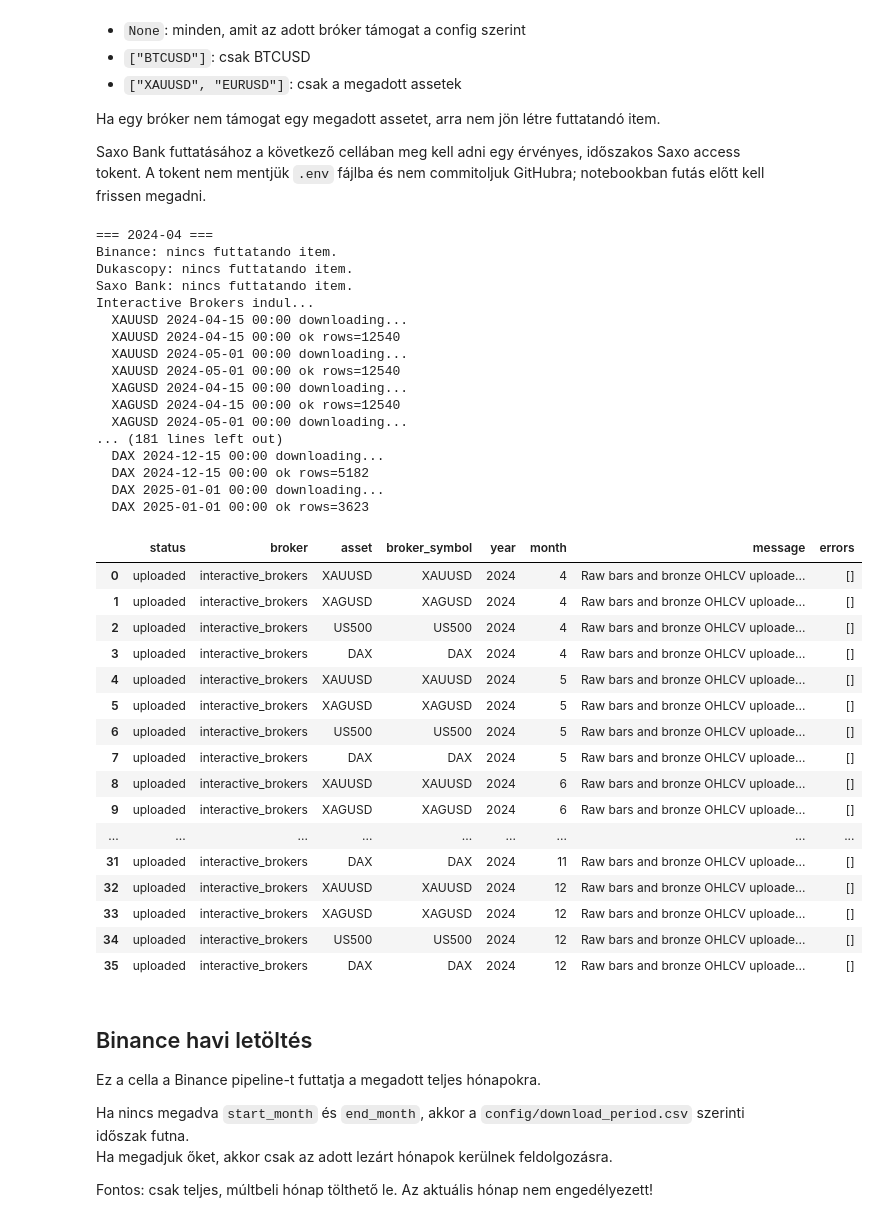
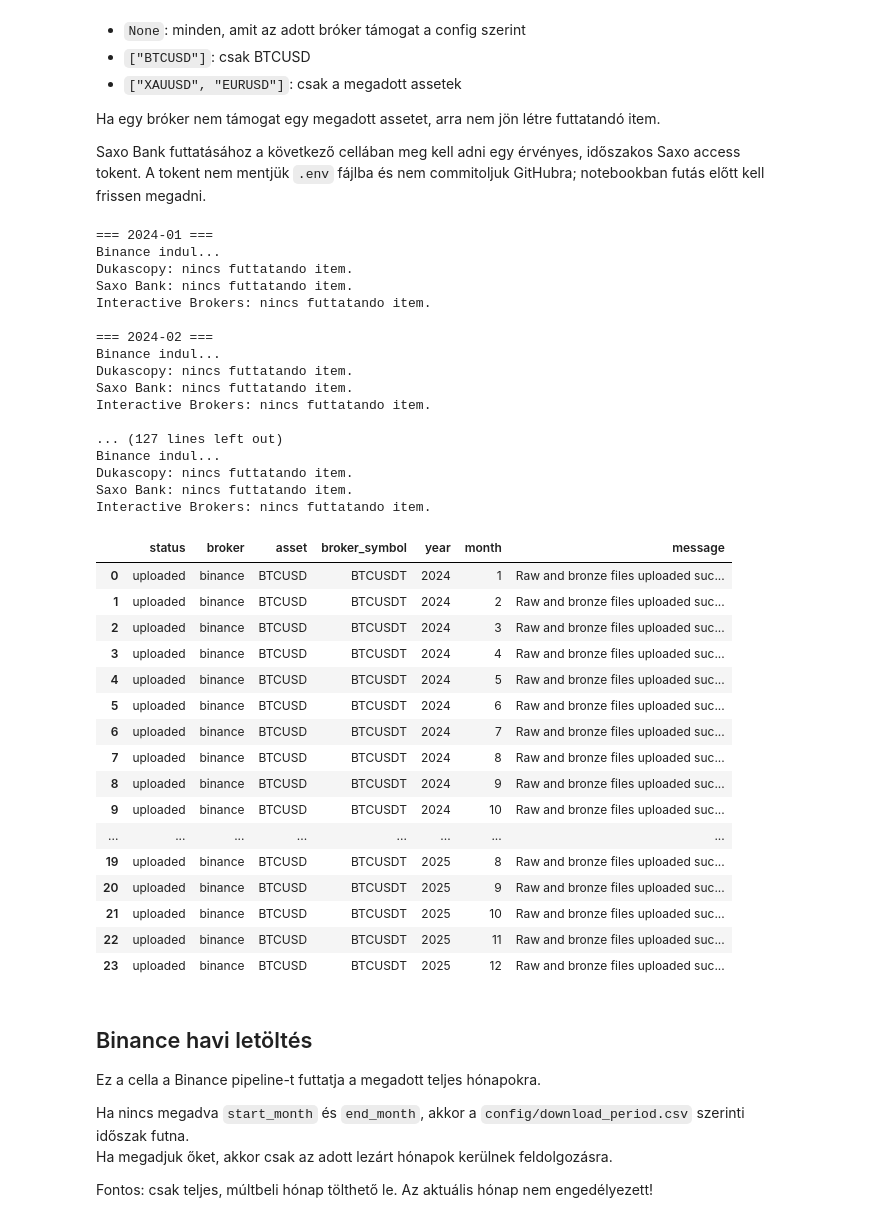
Before and after one commit to tamaskristok/on_lab_v2, a Jupyter notebook: run_ingestion.ipynb, the cells around one changed output. Drawn from its saved outputs; the diff is of its cells as text; code cells hidden in the pictures.

Commit message:
bronz javitva

```diff
--- a/run_ingestion.ipynb
+++ b/run_ingestion.ipynb
@@ -37,8 +37,8 @@ util.startLoop()
 
 # Ha mindkettő None, akkor a config/download_period.csv szerinti időszak fut.
 # Ha megadod őket, csak a megadott teljes, lezárt hónapok futnak.
-START_MONTH = "2024-04"
-END_MONTH = "2024-12"
+START_MONTH = "2024-01"
+END_MONTH = "2025-12"
 
 # Futtatandó brókerek.
 # None = minden támogatott bróker
@@ -48,7 +48,7 @@ END_MONTH = "2024-12"
 # ["interactive_brokers"] = csak Interactive Brokers
 # ["binance", "dukascopy"] = Binance + Dukascopy
 # ["binance", "dukascopy", "saxo_bank", "interactive_brokers"] = minden
-BROKERS = ["interactive_brokers"]
+BROKERS = ["binance"]
 
 # Futtatandó assetek.
 # None = minden configban támogatott asset
@@ -57,65 +57,65 @@ BROKERS = ["interactive_brokers"]
 ASSETS = None
 
 runner_kwargs = {}
 
 if BROKERS is None or "saxo_bank" in BROKERS:
     runner_kwargs["saxo_access_token"] = SAXO_ACCESS_TOKEN
     runner_kwargs["saxo_base_url"] = SAXO_BASE_URL
     runner_kwargs["saxo_print_progress"] = True
 
 if BROKERS is None or "interactive_brokers" in BROKERS:
     runner_kwargs["interactive_brokers_host"] = "host.docker.internal"
     runner_kwargs["interactive_brokers_port"] = 7497
     runner_kwargs["interactive_brokers_client_id"] = 120
     runner_kwargs["interactive_brokers_readonly"] = True
     runner_kwargs["interactive_brokers_timeout_sec"] = 30
     runner_kwargs["interactive_brokers_print_progress"] = True
 
 results_df = run_monthly_ingestion_from_config(
     start_month=START_MONTH,
     end_month=END_MONTH,
     brokers=BROKERS,
     assets=ASSETS,
     interval="1m",
     **runner_kwargs,
 )
 
 results_df
 # %% [output]
-=== 2024-04 ===
-Binance: nincs futtatando item.
+=== 2024-01 ===
+Binance indul...
 Dukascopy: nincs futtatando item.
 Saxo Bank: nincs futtatando item.
-Interactive Brokers indul...
-  XAUUSD 2024-04-15 00:00 downloading...
-  XAUUSD 2024-04-15 00:00 ok rows=12540
-  XAUUSD 2024-05-01 00:00 downloading...
-  XAUUSD 2024-05-01 00:00 ok rows=12540
-  XAGUSD 2024-04-15 00:00 downloading...
-  XAGUSD 2024-04-15 00:00 ok rows=12540
-  XAGUSD 2024-05-01 00:00 downloading...
-... (181 lines left out)
-  DAX 2024-12-15 00:00 downloading...
-  DAX 2024-12-15 00:00 ok rows=5182
-  DAX 2025-01-01 00:00 downloading...
-  DAX 2025-01-01 00:00 ok rows=3623
+Interactive Brokers: nincs futtatando item.
+
+=== 2024-02 ===
+Binance indul...
+Dukascopy: nincs futtatando item.
+Saxo Bank: nincs futtatando item.
+Interactive Brokers: nincs futtatando item.
+
+... (127 lines left out)
+Binance indul...
+Dukascopy: nincs futtatando item.
+Saxo Bank: nincs futtatando item.
+Interactive Brokers: nincs futtatando item.
-|  | status | broker | asset | broker_symbol | year | month | message | errors |
-| 0 | uploaded | interactive_brokers | XAUUSD | XAUUSD | 2024 | 4 | Raw bars and bronze OHLCV uploade... | [] |
-| 1 | uploaded | interactive_brokers | XAGUSD | XAGUSD | 2024 | 4 | Raw bars and bronze OHLCV uploade... | [] |
-| 2 | uploaded | interactive_brokers | US500 | US500 | 2024 | 4 | Raw bars and bronze OHLCV uploade... | [] |
-| 3 | uploaded | interactive_brokers | DAX | DAX | 2024 | 4 | Raw bars and bronze OHLCV uploade... | [] |
-| 4 | uploaded | interactive_brokers | XAUUSD | XAUUSD | 2024 | 5 | Raw bars and bronze OHLCV uploade... | [] |
-| 5 | uploaded | interactive_brokers | XAGUSD | XAGUSD | 2024 | 5 | Raw bars and bronze OHLCV uploade... | [] |
-| 6 | uploaded | interactive_brokers | US500 | US500 | 2024 | 5 | Raw bars and bronze OHLCV uploade... | [] |
-| 7 | uploaded | interactive_brokers | DAX | DAX | 2024 | 5 | Raw bars and bronze OHLCV uploade... | [] |
-| 8 | uploaded | interactive_brokers | XAUUSD | XAUUSD | 2024 | 6 | Raw bars and bronze OHLCV uploade... | [] |
-| 9 | uploaded | interactive_brokers | XAGUSD | XAGUSD | 2024 | 6 | Raw bars and bronze OHLCV uploade... | [] |
-| ... | ... | ... | ... | ... | ... | ... | ... | ... |
-| 31 | uploaded | interactive_brokers | DAX | DAX | 2024 | 11 | Raw bars and bronze OHLCV uploade... | [] |
-| 32 | uploaded | interactive_brokers | XAUUSD | XAUUSD | 2024 | 12 | Raw bars and bronze OHLCV uploade... | [] |
-| 33 | uploaded | interactive_brokers | XAGUSD | XAGUSD | 2024 | 12 | Raw bars and bronze OHLCV uploade... | [] |
-| 34 | uploaded | interactive_brokers | US500 | US500 | 2024 | 12 | Raw bars and bronze OHLCV uploade... | [] |
-| 35 | uploaded | interactive_brokers | DAX | DAX | 2024 | 12 | Raw bars and bronze OHLCV uploade... | [] |
+|  | status | broker | asset | broker_symbol | year | month | message |
+| 0 | uploaded | binance | BTCUSD | BTCUSDT | 2024 | 1 | Raw and bronze files uploaded suc... |
+| 1 | uploaded | binance | BTCUSD | BTCUSDT | 2024 | 2 | Raw and bronze files uploaded suc... |
+| 2 | uploaded | binance | BTCUSD | BTCUSDT | 2024 | 3 | Raw and bronze files uploaded suc... |
+| 3 | uploaded | binance | BTCUSD | BTCUSDT | 2024 | 4 | Raw and bronze files uploaded suc... |
+| 4 | uploaded | binance | BTCUSD | BTCUSDT | 2024 | 5 | Raw and bronze files uploaded suc... |
+| 5 | uploaded | binance | BTCUSD | BTCUSDT | 2024 | 6 | Raw and bronze files uploaded suc... |
+| 6 | uploaded | binance | BTCUSD | BTCUSDT | 2024 | 7 | Raw and bronze files uploaded suc... |
+| 7 | uploaded | binance | BTCUSD | BTCUSDT | 2024 | 8 | Raw and bronze files uploaded suc... |
+| 8 | uploaded | binance | BTCUSD | BTCUSDT | 2024 | 9 | Raw and bronze files uploaded suc... |
+| 9 | uploaded | binance | BTCUSD | BTCUSDT | 2024 | 10 | Raw and bronze files uploaded suc... |
+| ... | ... | ... | ... | ... | ... | ... | ... |
+| 19 | uploaded | binance | BTCUSD | BTCUSDT | 2025 | 8 | Raw and bronze files uploaded suc... |
+| 20 | uploaded | binance | BTCUSD | BTCUSDT | 2025 | 9 | Raw and bronze files uploaded suc... |
+| 21 | uploaded | binance | BTCUSD | BTCUSDT | 2025 | 10 | Raw and bronze files uploaded suc... |
+| 22 | uploaded | binance | BTCUSD | BTCUSDT | 2025 | 11 | Raw and bronze files uploaded suc... |
+| 23 | uploaded | binance | BTCUSD | BTCUSDT | 2025 | 12 | Raw and bronze files uploaded suc... |
 # %% [markdown]
 ## Binance havi letöltés
 
```
Also changed, not shown: parts of 1 cell of this notebook, 11 other files.
